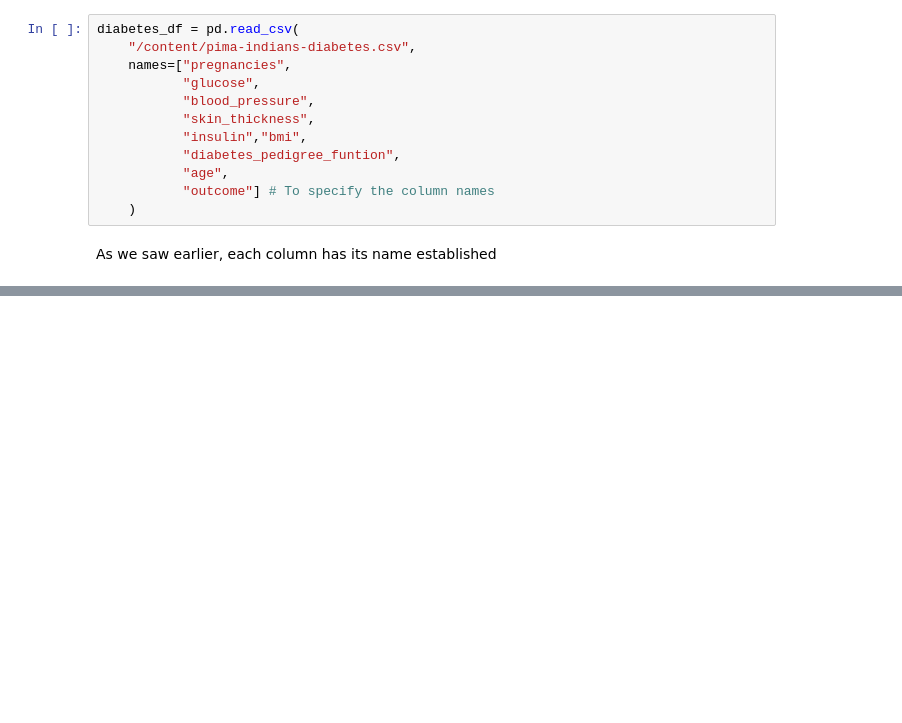
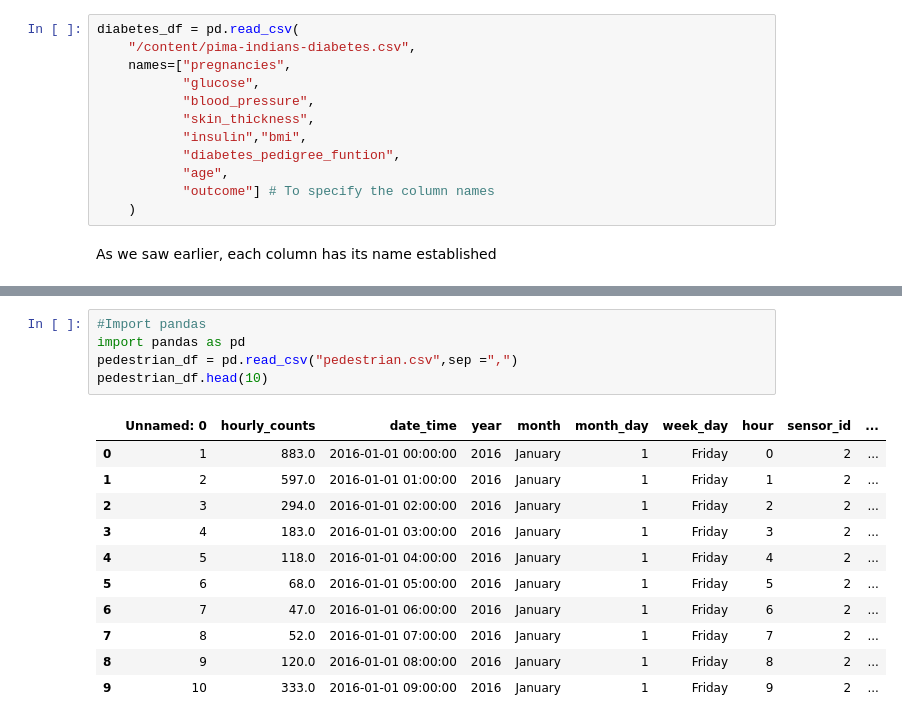
Before and after one commit to eduardocarbo/NewRepo, a Jupyter notebook: 0_Handling_of_missing_data_Manejo_de_valores_faltantes.ipynb, the cells around one changed output, grey strips where cells are left out. Saved outputs shown, nothing was run; the diff lists cells and outputs as text; blank space fills up the shorter version.

```diff
--- a/0_Handling_of_missing_data_Manejo_de_valores_faltantes.ipynb
+++ b/0_Handling_of_missing_data_Manejo_de_valores_faltantes.ipynb
@@ -255,0 +281,17 @@ We are going to use the naniar package (oceanbuoys, pedestrian, riskfactors) wic
+# %%
+#Import pandas
+import pandas as pd
+pedestrian_df = pd.read_csv("pedestrian.csv",sep =",")
+pedestrian_df.head(10)
+# %% [output]
+|  | Unnamed: 0 | hourly_counts | date_time | year | month | month_day | week_day | hour | sensor_id | ... |
+| 0 | 1 | 883.0 | 2016-01-01 00:00:00 | 2016 | January | 1 | Friday | 0 | 2 | ... |
+| 1 | 2 | 597.0 | 2016-01-01 01:00:00 | 2016 | January | 1 | Friday | 1 | 2 | ... |
+| 2 | 3 | 294.0 | 2016-01-01 02:00:00 | 2016 | January | 1 | Friday | 2 | 2 | ... |
+| 3 | 4 | 183.0 | 2016-01-01 03:00:00 | 2016 | January | 1 | Friday | 3 | 2 | ... |
+| 4 | 5 | 118.0 | 2016-01-01 04:00:00 | 2016 | January | 1 | Friday | 4 | 2 | ... |
+| 5 | 6 | 68.0 | 2016-01-01 05:00:00 | 2016 | January | 1 | Friday | 5 | 2 | ... |
+| 6 | 7 | 47.0 | 2016-01-01 06:00:00 | 2016 | January | 1 | Friday | 6 | 2 | ... |
+| 7 | 8 | 52.0 | 2016-01-01 07:00:00 | 2016 | January | 1 | Friday | 7 | 2 | ... |
+| 8 | 9 | 120.0 | 2016-01-01 08:00:00 | 2016 | January | 1 | Friday | 8 | 2 | ... |
+| 9 | 10 | 333.0 | 2016-01-01 09:00:00 | 2016 | January | 1 | Friday | 9 | 2 | ... |
```
Also changed, not shown: parts of 6 cells of this notebook.
